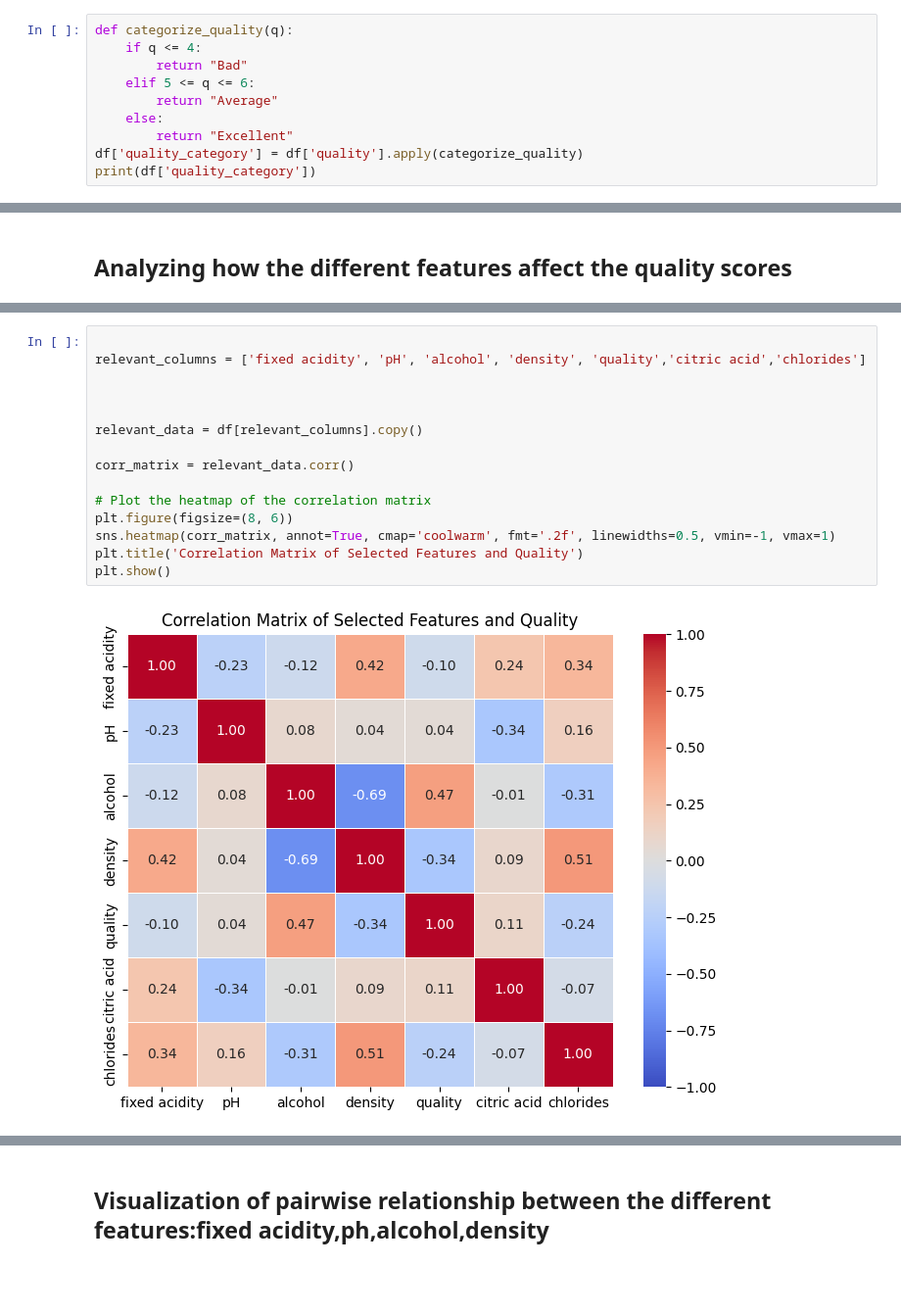
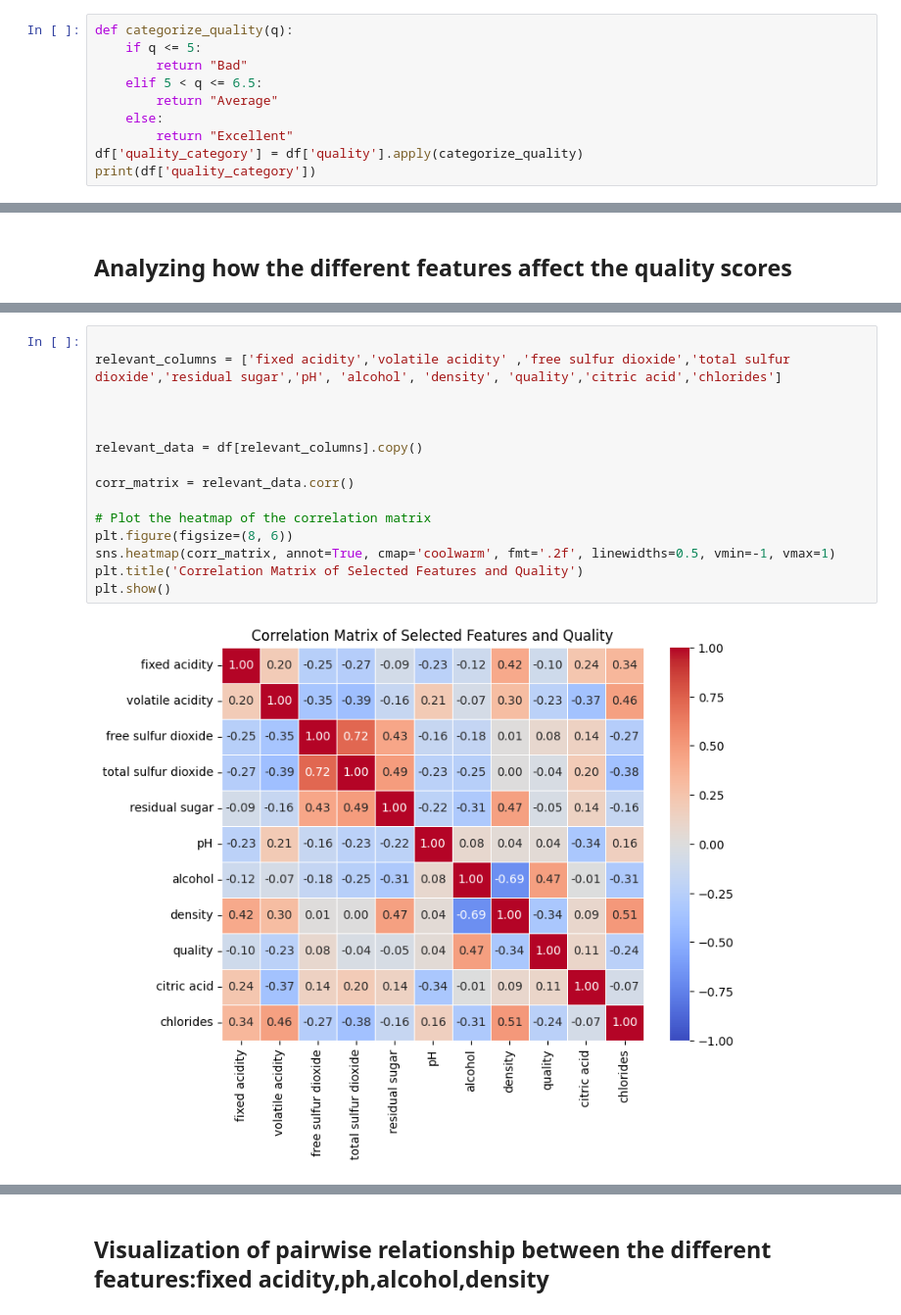
Before and after one commit to Manzilchalise/Project-fds-, a Jupyter notebook: project.ipynb, the cells around one changed output, grey strips where cells are left out. Shown at 98% size. Saved outputs shown, nothing was run; the diff lists cells and outputs as text; blank space fills up the shorter version.

```diff
--- a/project.ipynb
+++ b/project.ipynb
@@ -305,9 +274,9 @@ plt.show()
 ## Conversion of the numerical quality scores into three categories: Bad, Average and Excellent
 # %%
 def categorize_quality(q):
-    if q <= 4:
+    if q <= 5:
         return "Bad"
-    elif 5 <= q <= 6:
+    elif 5 < q <= 6.5:
         return "Average"
     else:
         return "Excellent"
@@ -382,17 +351,17 @@ plt.show()
 # %%
 
-relevant_columns = ['fixed acidity', 'pH', 'alcohol', 'density', 'quality','citric acid','chlorides']
+relevant_columns = ['fixed acidity','volatile acidity' ,'free sulfur dioxide','total sulfur dioxide','residual sugar','pH', 'alcohol', 'density', 'quality','citric acid','chlorides']
 
 
 
 relevant_data = df[relevant_columns].copy()
 
 corr_matrix = relevant_data.corr()
 
 # Plot the heatmap of the correlation matrix
 plt.figure(figsize=(8, 6))
 sns.heatmap(corr_matrix, annot=True, cmap='coolwarm', fmt='.2f', linewidths=0.5, vmin=-1, vmax=1)
 plt.title('Correlation Matrix of Selected Features and Quality')
 plt.show()
 # %% [output]
-[figure, old version]
+[figure, new version]
```
Also changed, not shown: parts of 27 cells of this notebook.
